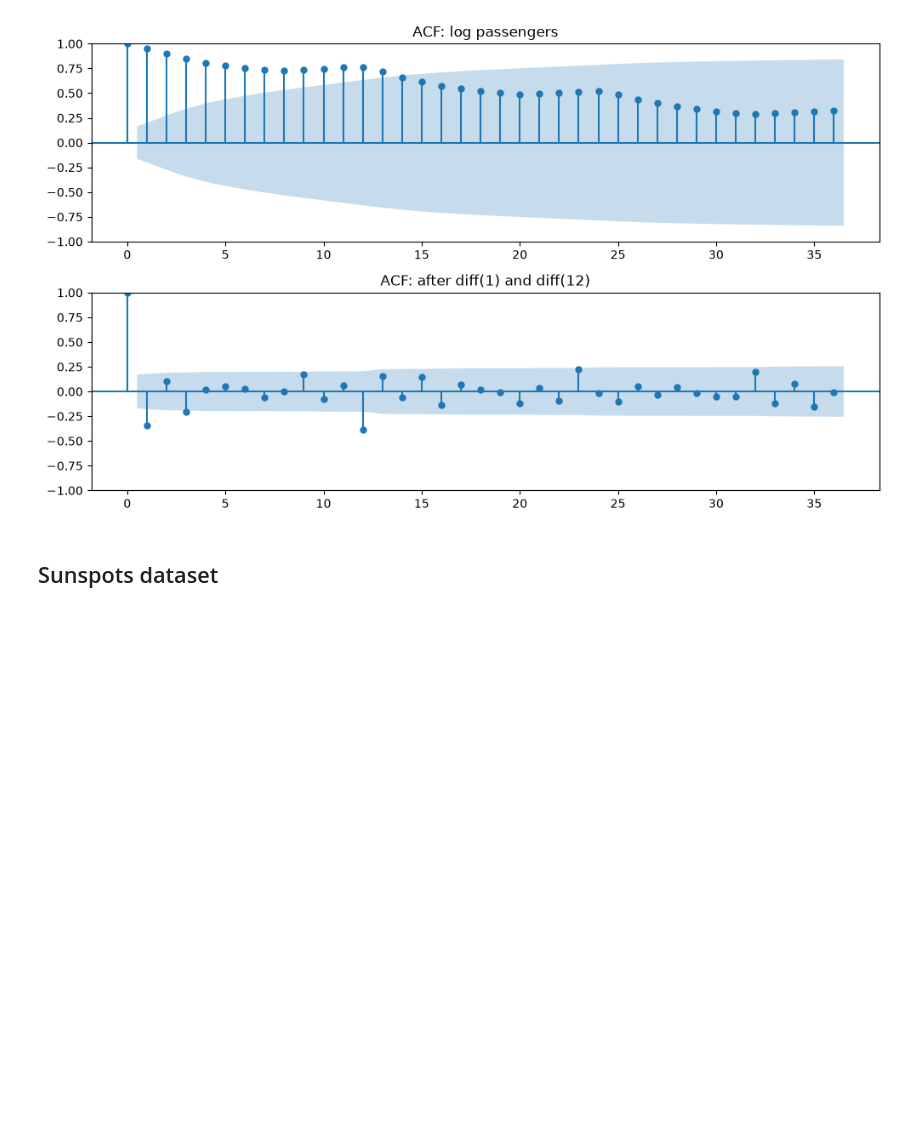
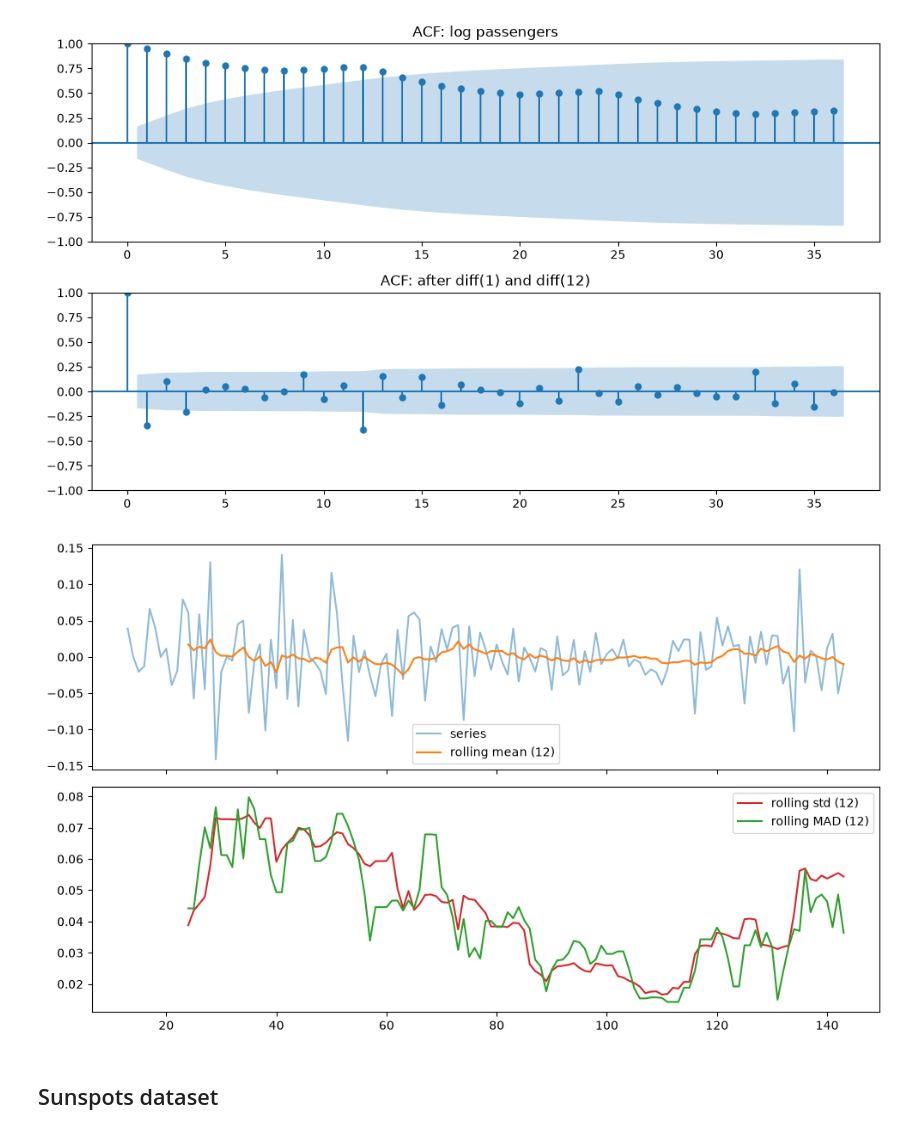
Before and after one commit to stebve/ML-assignment-3, a Jupyter notebook: data_pre_processing.ipynb, the cells around one changed output. Drawn from its saved outputs; the diff is of its cells as text; code cells hidden in the pictures; blank space fills up the shorter version.

```diff
--- a/data_pre_processing.ipynb
+++ b/data_pre_processing.ipynb
@@ -100,6 +100,21 @@ plt.show()
 y = np.log(flights["Passengers"]).diff().diff(12).dropna()
 flights["Passengers"] = y
 flights.dropna(inplace=True)
+# %%
+s = flights["Passengers"]
+
+w = 12  # one seasonal cycle
+fig, ax = plt.subplots(2, 1, sharex=True, figsize=(10, 6))
+s.plot(ax=ax[0], alpha=0.5, label="series")
+s.rolling(w).mean().plot(ax=ax[0], label=f"rolling mean ({w})")
+s.rolling(w).std().plot(ax=ax[1], color="C3", label=f"rolling std ({w})")
+mad = s.rolling(w).apply(lambda x: (abs(x - x.median())).median(), raw=False) * 1.4826
+mad.plot(ax=ax[1], color="C2", label=f"rolling MAD ({w})")
+ax[1].legend()
+for a in ax: a.legend()
+plt.tight_layout(); plt.show()
+# %% [output]
+[figure, added]
 # %%
 flights.to_csv("flights_final.csv", index=False)
 # %% [markdown]
```
Also changed, not shown: 5 other files.
